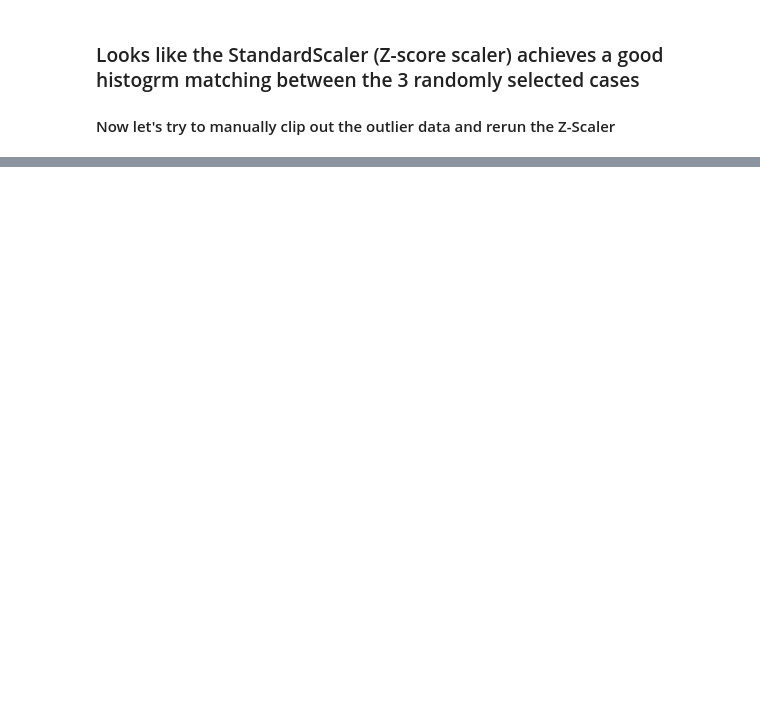
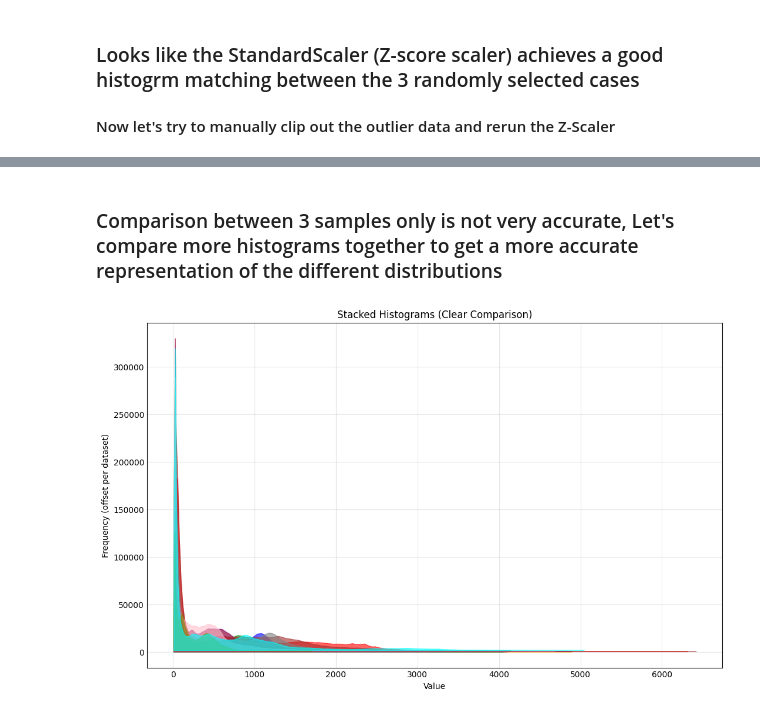
Before and after one commit to aymanreda56/CINE_Cardiac_MRI_With_Deep_Learning, a Jupyter notebook: Value_Exploration.ipynb, the cells around one changed output, grey strips where cells are left out. Drawn from its saved outputs; the diff is of its cells as text; code cells hidden in the pictures; blank space fills up the shorter version.

```diff
--- a/Value_Exploration.ipynb
+++ b/Value_Exploration.ipynb
@@ -227,0 +248,36 @@ plt.show()
+# %% [markdown]
+### Comparison between 3 samples only is not very accurate, Let's compare more histograms together to get a more accurate representation of the different distributions
+# %%
+import numpy as np
+import matplotlib.pyplot as plt
+
+random_indices = np.random.randint(0, len(all_images), 10)
+randomly_selected_images = [all_images[i] for i in random_indices]
+
+colors = ['blue', 'orange', 'green', 'red', 'purple',
+          'brown', 'pink', 'gray', 'olive', 'cyan']
+
+bins = 300
+offset = 200  # controls vertical separation between histograms
+
+plt.figure(figsize=(10, 6))
+
+for i, img in enumerate(randomly_selected_images):
+    data = helpers.recursive_flatten(img)
+    hist, bin_edges = np.histogram(data, bins=bins)
+
+    xs = (bin_edges[:-1] + bin_edges[1:]) / 2
+
+    # shift each histogram upward
+    plt.fill_between(xs, i * offset, hist + i * offset,
+                 color=colors[i], alpha=0.6)
+
+plt.xlabel("Value")
+plt.ylabel("Frequency (offset per dataset)")
+plt.title("Stacked Histograms (Clear Comparison)")
+plt.grid(alpha=0.3)
+
+
+plt.show()
+# %% [output]
+[figure, added]
```
Also changed, not shown: parts of 10 cells of this notebook, 4 other files.
